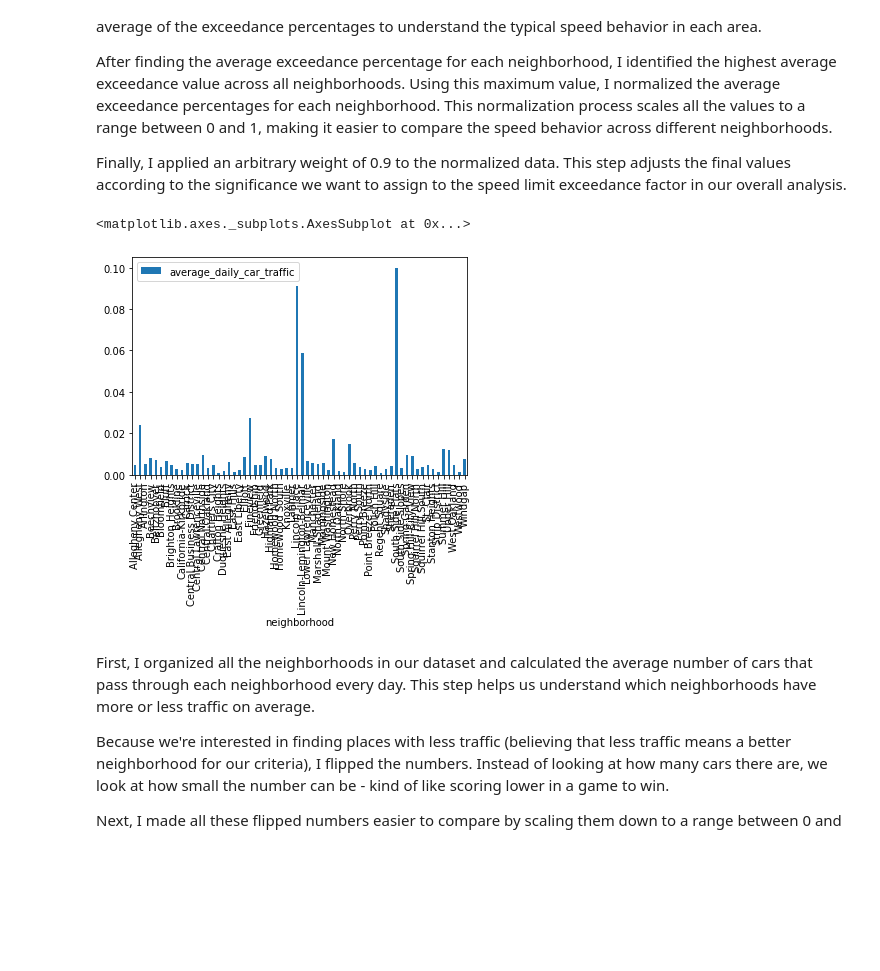
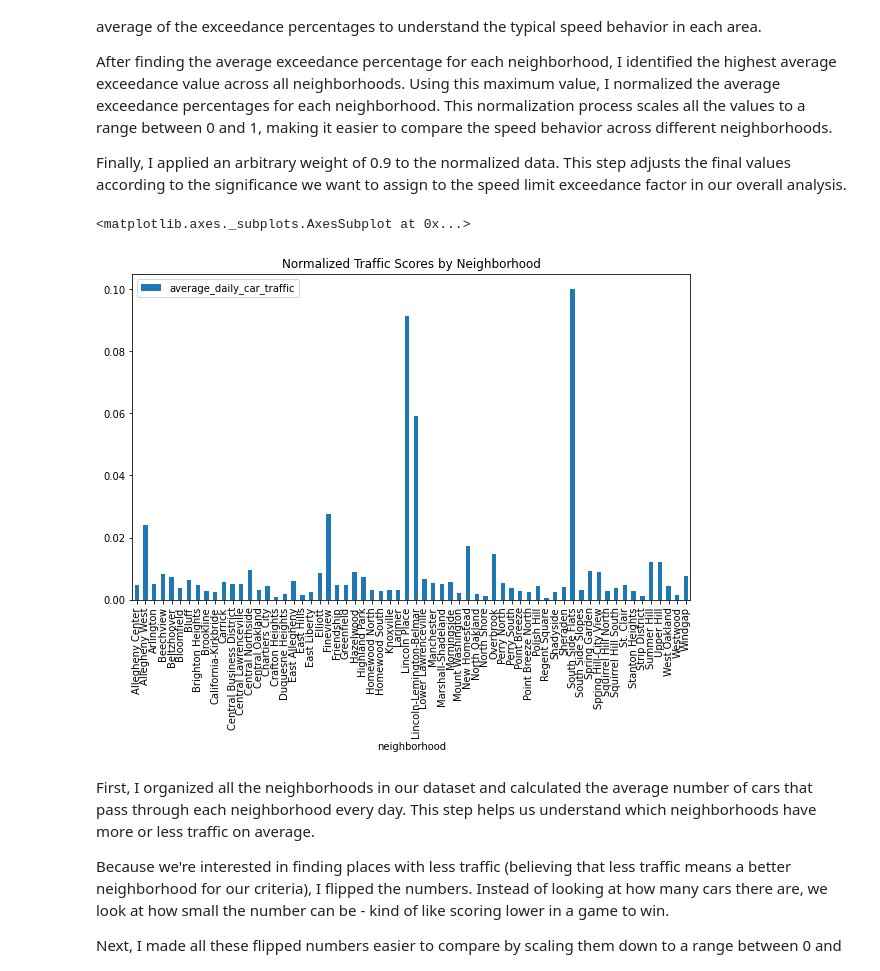
Before and after one commit to prebish/best-neighborhood-search, a Jupyter notebook: Xiaocheng.ipynb, the cells around one changed output. Drawn from its saved outputs; the diff is of its cells as text; code cells hidden in the pictures; blank space fills up the shorter version.

```diff
--- a/Xiaocheng.ipynb
+++ b/Xiaocheng.ipynb
@@ -46,7 +46,7 @@ filtered_speed_df
 The current data sample is the result of deleting the empty data in speed95_percent and speed_limit.
 # %%
 # Filter the DataFrame to include rows where 'average_daily_car_traffic' is not null
-filtered_traffic_df = TC.dropna(subset=['average_daily_car_traffic'])
+filtered_traffic_df = traffic_data.dropna(subset=['average_daily_car_traffic'])
 
 filtered_traffic_df
 # %% [output]
@@ -116,27 +116,27 @@ After finding the average exceedance percentage for each neighborhood, I identif
 Finally, I applied an arbitrary weight of 0.9 to the normalized data. This step adjusts the final values according to the significance we want to assign to the speed limit exceedance factor in our overall analysis.
 # %%
 # First, create a new DataFrame focusing only on the 'neighborhood' and 'average_daily_car_traffic' columns.
-TrafficDf2 = TrafficDf[['neighborhood', 'average_daily_car_traffic']].copy()
+TrafficDf2 = filtered_traffic_df[['neighborhood', 'average_daily_car_traffic']].copy()
 TrafficDf2
 
 # Group the data by 'neighborhood' and calculate the mean 'average_daily_car_traffic' for each neighborhood.
 finalTrafficDf = TrafficDf2.groupby('neighborhood').mean()
 
 # To prioritize lower traffic, invert the 'average_daily_car_traffic' values by taking their reciprocal.
 finalTrafficDf["average_daily_car_traffic"] = 1 / finalTrafficDf["average_daily_car_traffic"]
 
 # Identify the maximum value in the modified 'average_daily_car_traffic' to normalize the data.
 max_value = finalTrafficDf.max()
 max_value
 # Normalize the traffic data by dividing by the maximum value and scaling it down with a factor of 0.1.
 compiledTrafficDf = finalTrafficDf / max_value * 0.1
 
 # Find the neighborhood(s) with the maximum normalized traffic score, indicating the lowest traffic.
 compiledTrafficDf[compiledTrafficDf.average_daily_car_traffic == compiledTrafficDf.average_daily_car_traffic.max()]
-compiledTrafficDf.plot.bar()
+compiledTrafficDf.plot.bar(figsize=(10, 6), title="Normalized Traffic Scores by Neighborhood", rot=90)
 # %% [output]
 <matplotlib.axes._subplots.AxesSubplot at 0x...>
-[figure, old version]
+[figure, new version]
 # %% [markdown]
 First, I organized all the neighborhoods in our dataset and calculated the average number of cars that pass through each neighborhood every day. This step helps us understand which neighborhoods have more or less traffic on average.
 
```
Also changed, not shown: parts of 3 cells of this notebook.
